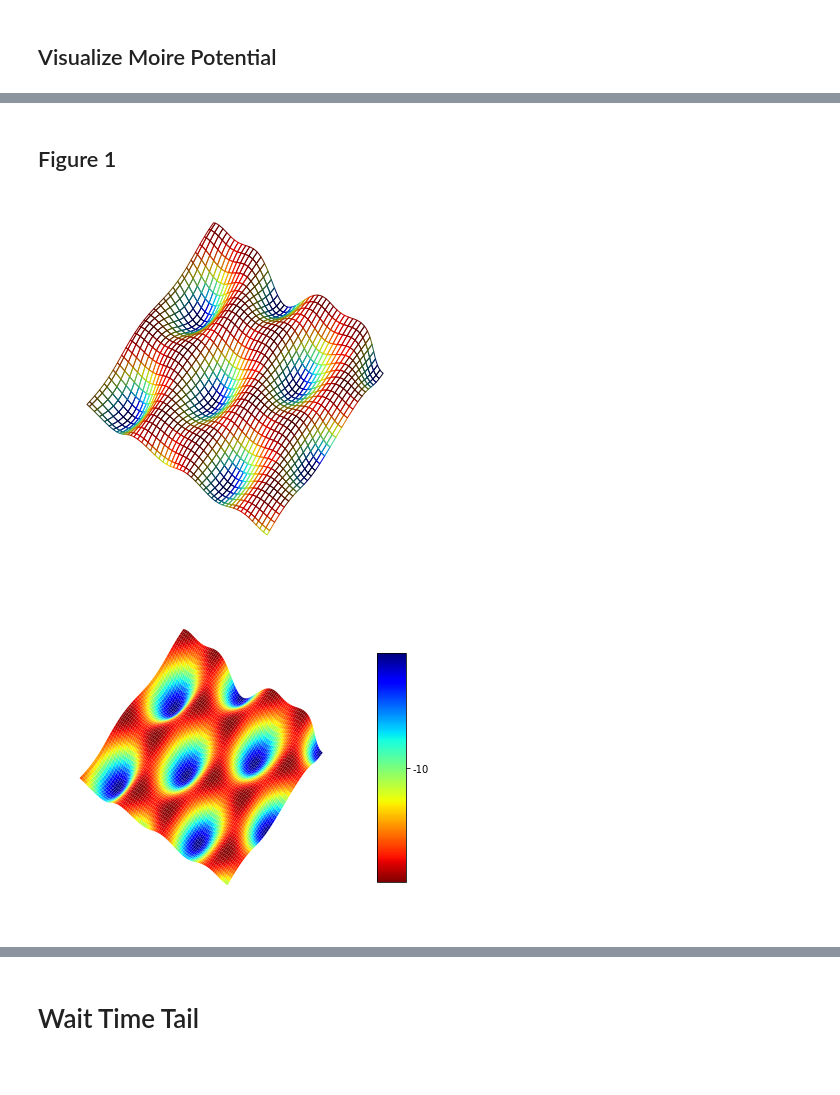
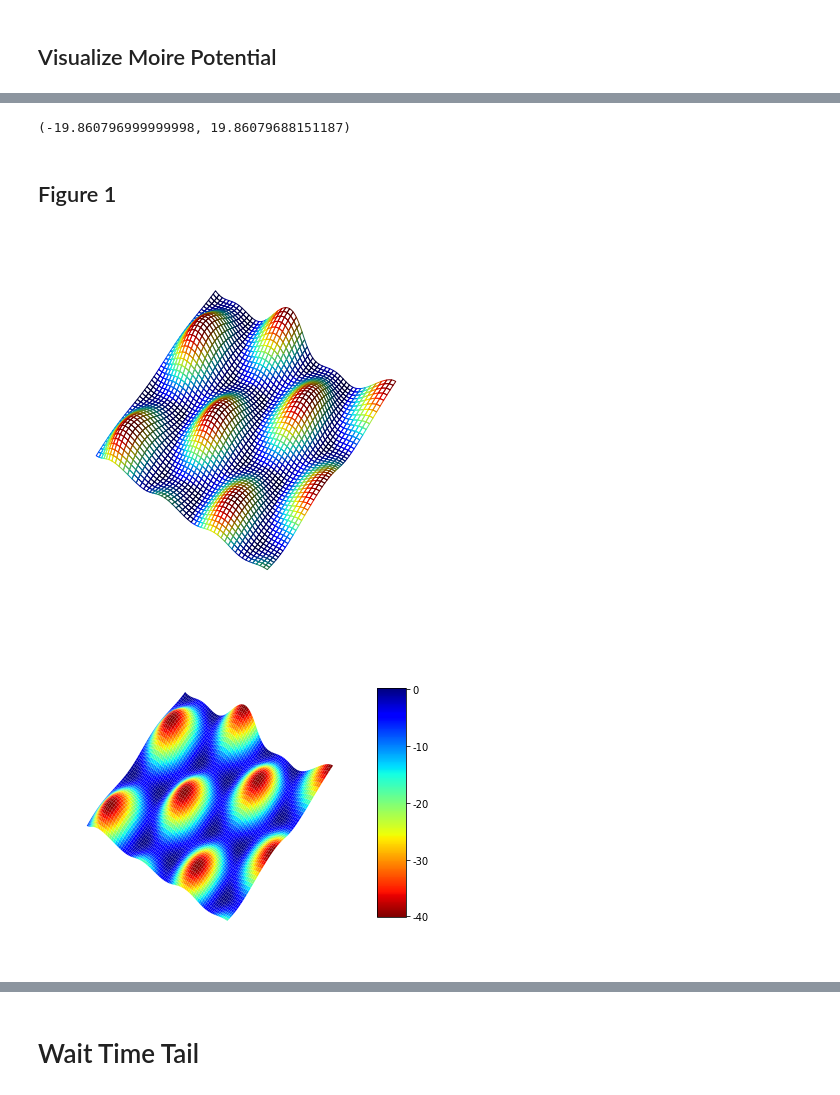
Before and after one commit to asaiacai/moire_walk, a Jupyter notebook: visualize.ipynb, the cells around one changed output, grey strips where cells are left out. Saved outputs shown, nothing was run; the diff lists cells and outputs as text; code cells hidden in the pictures.

Commit message:
good probability plot with 39.8meV

```diff
--- a/visualize.ipynb
+++ b/visualize.ipynb
@@ -52,3 +28,7 @@ tracks[tracks['particle'] == 0].plot(x = 'x', y='y', ax=ax)
+# %%
+np.min(Z) * 0.086, np.max(Z) * 0.086
+# %% [output]
+(-19.860796999999998, 19.86079688151187)
 # %% [markdown]
 ## Figure 1
 # %%
@@ -60,7 +40,7 @@ delta = 0.005
 x = np.arange(0, 28, delta)
 y = np.arange(0, 48, delta)
 X, Y = np.meshgrid(x, y)
-lattice = Triangular_Lattice(16, 19.9)
+lattice = Triangular_Lattice(16, 39.8)
 Z = lattice.U(X, Y)
 
 # Normalize the colors based on Z value
@@ -85,32 +65,32 @@ ax.axis('off')
 ax.view_init(-98, -215)
 # plt.savefig('./moire_jet.pdf',dpi=300)
 # %% [output]
-[figure, old version]
+[figure, new version]
 # %%
 from mpl_toolkits.mplot3d import axes3d
 import matplotlib.pyplot as plt
 
 fig= plt.figure(figsize = (7,7))
 delta = 0.5
 x = np.arange(0, 28, delta)
 y = np.arange(0, 48, delta)
 X, Y = np.meshgrid(x, y)
-lattice = Triangular_Lattice(16, 19.9)
-Z = lattice.U(X, Y)*0.0862
+lattice = Triangular_Lattice(16, 39.8)
+Z = lattice.U(X, Y)*0.088
 ax = plt.axes(projection='3d')
 surfplot = ax.plot_surface(X, Y, Z, cmap="jet_r", lw=0.5, rstride=1, cstride=1, alpha=1, shade=True) #cmap="gist_heat_r"
 surfplot.set_facecolor((0,0,0,0))
 # ax.contour(X, Y, Z, 10, offset=-1, lw=3, colors="k", linestyles="solid", alpha=0.5)
 ax.grid(False)
 ax.set_xticks([])
 ax.set_yticks([])
 ax.set_zticks([])
 ax.axis('off')
-cbar = plt.colorbar(surfplot, shrink=0.6 , aspect=8, ticks=[-20, -10, 0])
-cbar.ax.set_yticklabels(['-20','-10','0'])  # vertically oriented colorbar
+cbar = plt.colorbar(surfplot, shrink=0.6 , aspect=8, ticks=[-20, -10, 0, 10, 20])
+cbar.ax.set_yticklabels(['-40','-30','-20', '-10', '0'])  # vertically oriented colorbar
 ax.view_init(-98, -215)
 plt.show()
 # fig.savefig('./moire_jet_colorbar.pdf',dpi=300)
 # %% [output]
-[figure, old version]
+[figure, new version]
 # %%
```
Also changed, not shown: parts of 19 cells of this notebook, 3 other files.
